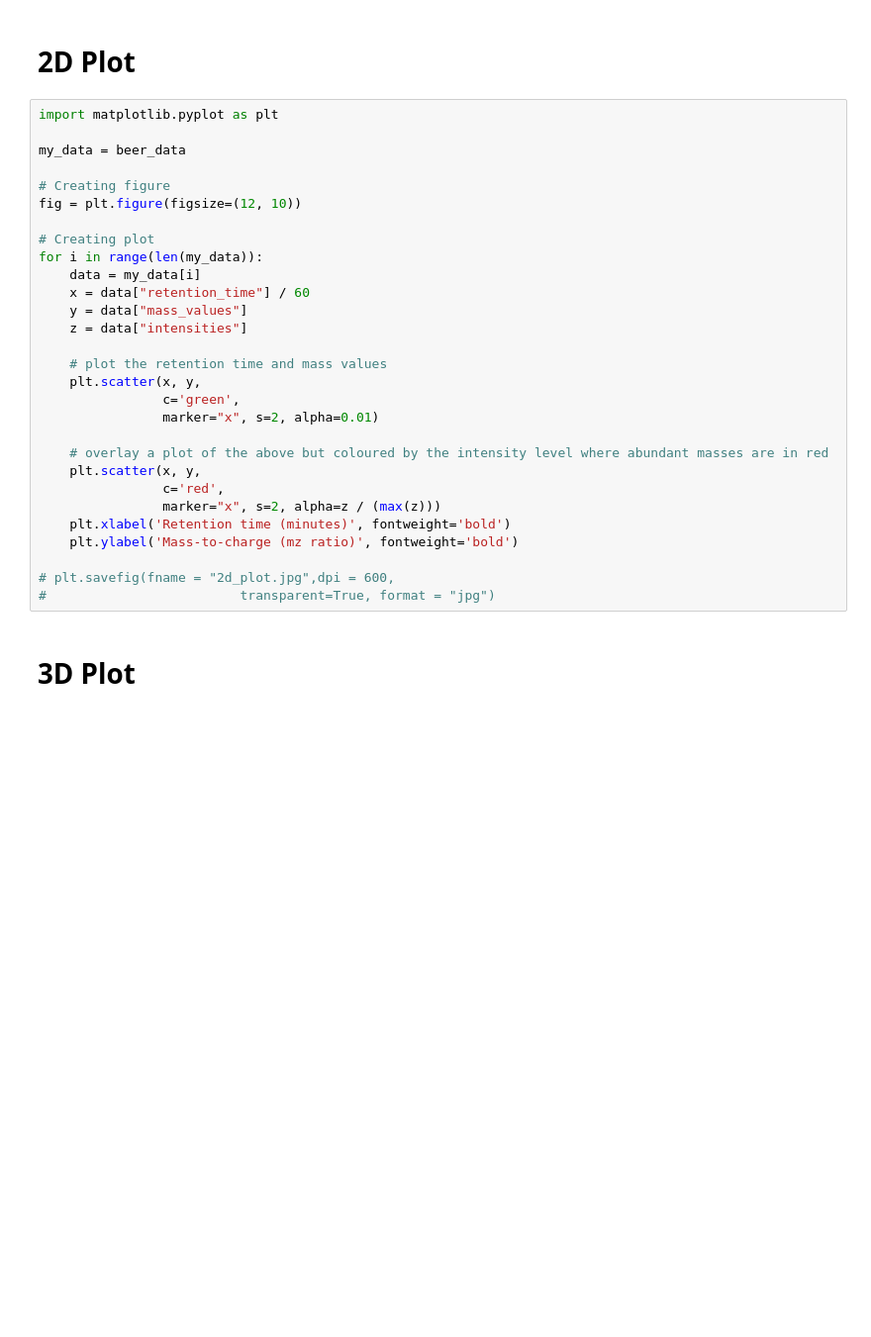
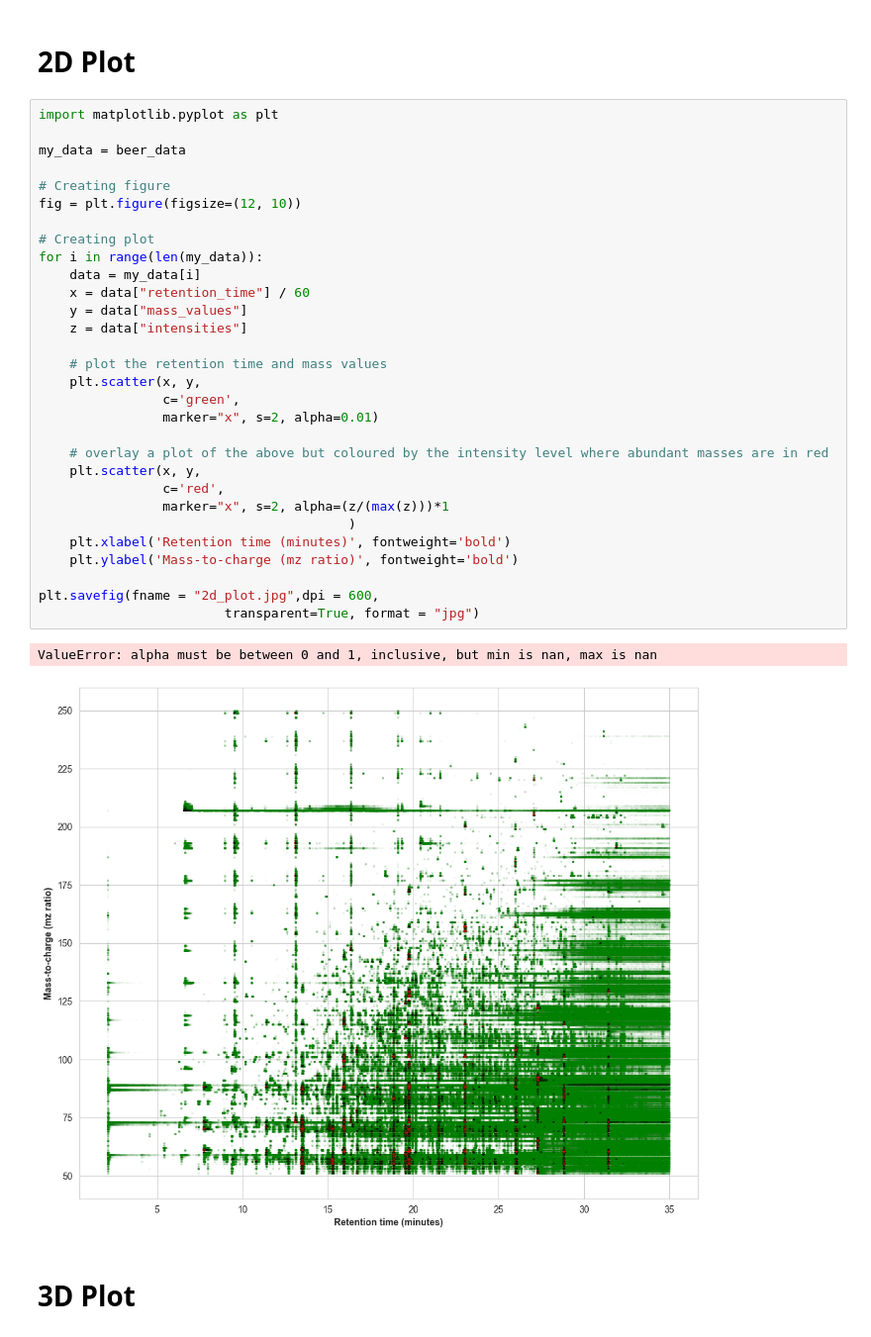
Before and after one commit to mpho-mafata/Chromatographic-data, a Jupyter notebook: plot_chromatograms.ipynb, the cells around one changed output. Shown at 99% size. Cells and saved outputs as stored; diff of their text form; blank space fills up the shorter version.

```diff
--- a/plot_chromatograms.ipynb
+++ b/plot_chromatograms.ipynb
@@ -95,32 +101,36 @@ plt.savefig(fname="overlay_plot.jpg", dpi=600,
 # %%
 import matplotlib.pyplot as plt
 
 my_data = beer_data
 
 # Creating figure
 fig = plt.figure(figsize=(12, 10))
 
 # Creating plot
 for i in range(len(my_data)):
     data = my_data[i]
     x = data["retention_time"] / 60
     y = data["mass_values"]
     z = data["intensities"]
 
     # plot the retention time and mass values
     plt.scatter(x, y,
                 c='green',
                 marker="x", s=2, alpha=0.01)
 
     # overlay a plot of the above but coloured by the intensity level where abundant masses are in red
     plt.scatter(x, y,
                 c='red',
-                marker="x", s=2, alpha=z / (max(z)))
+                marker="x", s=2, alpha=(z/(max(z)))*1
+                                        )
     plt.xlabel('Retention time (minutes)', fontweight='bold')
     plt.ylabel('Mass-to-charge (mz ratio)', fontweight='bold')
 
-# plt.savefig(fname = "2d_plot.jpg",dpi = 600,
-#                         transparent=True, format = "jpg")
+plt.savefig(fname = "2d_plot.jpg",dpi = 600,
+                        transparent=True, format = "jpg")
+# %% [output]
+ValueError: alpha must be between 0 and 1, inclusive, but min is nan, max is nan
+[figure, added]
 # %% [markdown]
 # 3D Plot
 # %%
```
Also changed, not shown: parts of 3 cells of this notebook, 22 other files.
